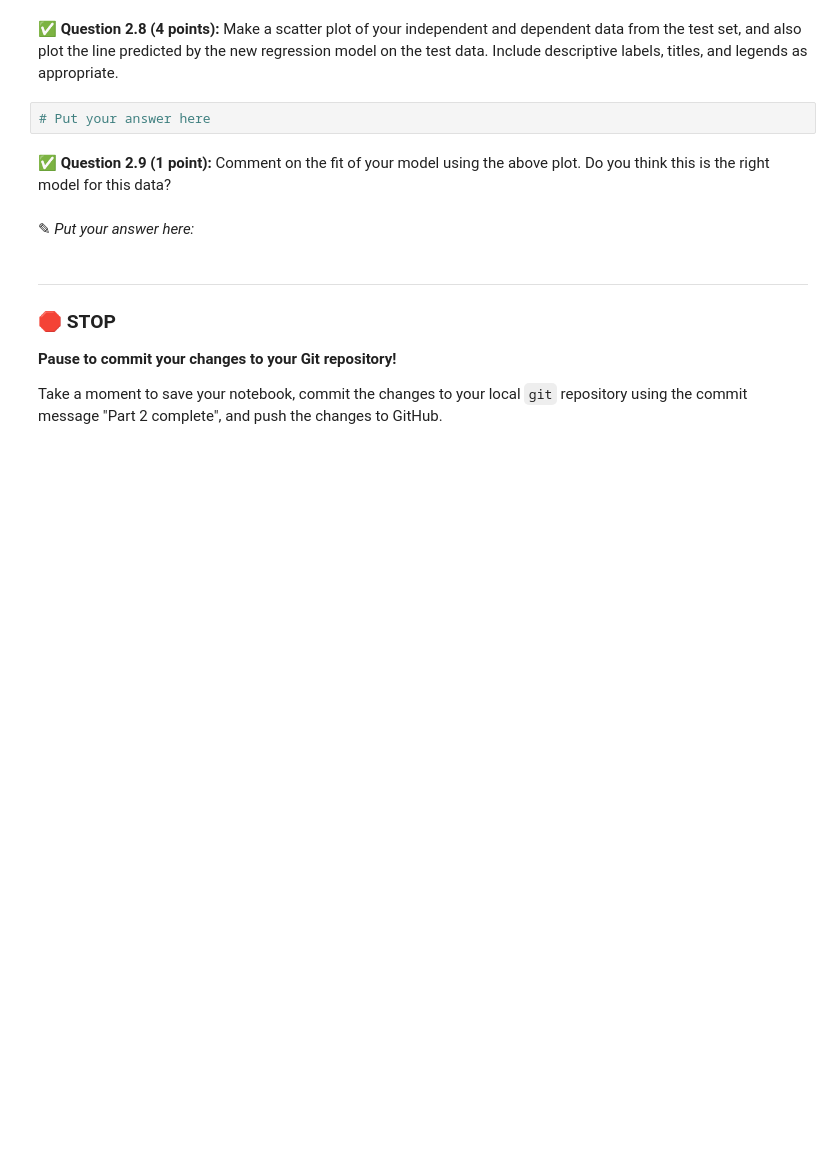
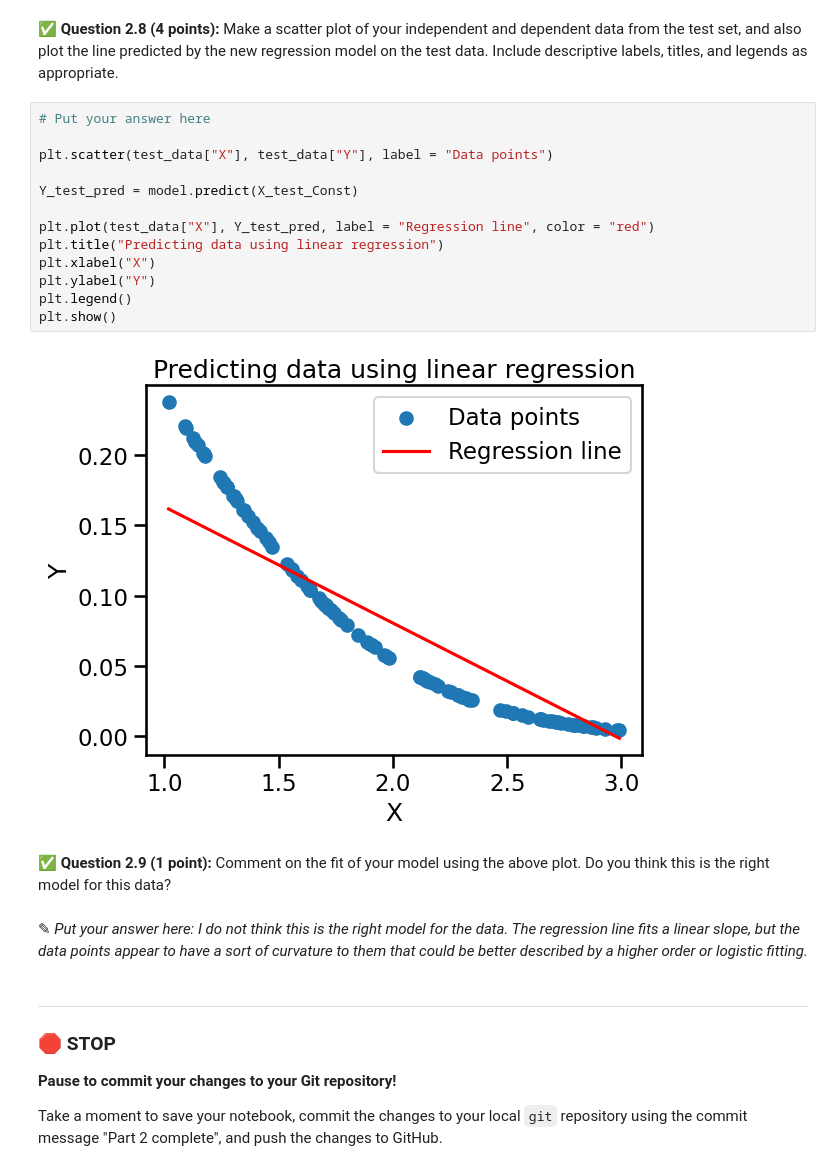
Before and after one commit to Alexcrossmung/CMSE202-S26-turnin, a Jupyter notebook: hw-03/HW-03_Regression-S26-STUDENT.ipynb, the cells around one changed output. Saved outputs shown, nothing was run; the diff lists cells and outputs as text; blank space fills up the shorter version.

```diff
--- a/hw-03/HW-03_Regression-S26-STUDENT.ipynb
+++ b/hw-03/HW-03_Regression-S26-STUDENT.ipynb
@@ -145,12 +193,25 @@ X_test_Const = sm.add_constant(test_data["X"])
 y_test = test_data["Y"]
 # %% [markdown]
 &#9989; **Question 2.8 (4 points):** Make a scatter plot of your independent and dependent data from the test set, and also plot the line predicted by the new regression model on the test data. Include descriptive labels, titles, and legends as appropriate.
-# %%
-# Put your answer here
+# %%
+# Put your answer here
+
+plt.scatter(test_data["X"], test_data["Y"], label = "Data points")
+
+Y_test_pred = model.predict(X_test_Const)
+
+plt.plot(test_data["X"], Y_test_pred, label = "Regression line", color = "red")
+plt.title("Predicting data using linear regression")
+plt.xlabel("X")
+plt.ylabel("Y")
+plt.legend()
+plt.show()
+# %% [output]
+[figure, added]
 # %% [markdown]
 &#9989; **Question 2.9 (1 point):** Comment on the fit of your model using the above plot. Do you think this is the right model for this data?
-# %% [markdown]
-<font size=+3>&#9998;</font> _Put your answer here:_
+# %% [markdown]
+<font size=+3>&#9998;</font> _Put your answer here: I do not think this is the right model for the data. The regression line fits a linear slope, but the data points appear to have a sort of curvature to them that could be better described by a higher order or logistic fitting._
 # %% [markdown]
 ---
 ### &#128721; STOP
```
Also changed, not shown: parts of 14 cells of this notebook, 2 other files.
